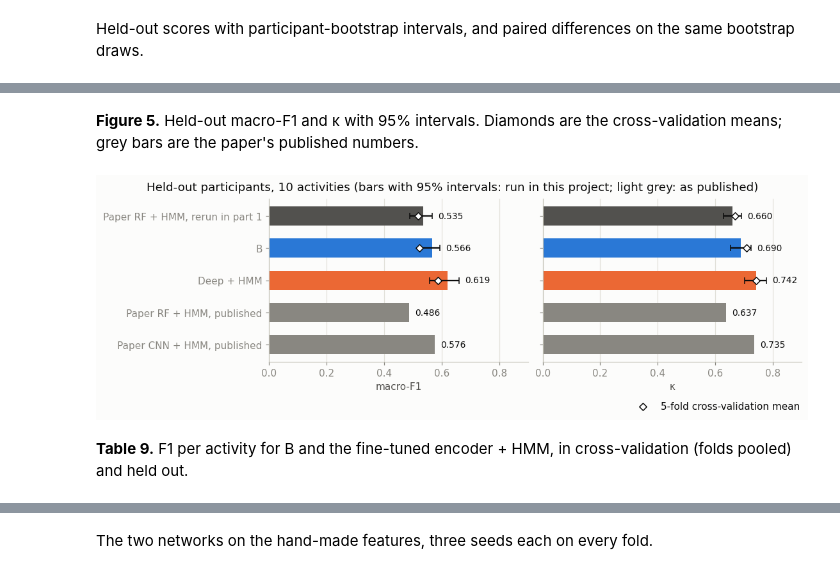
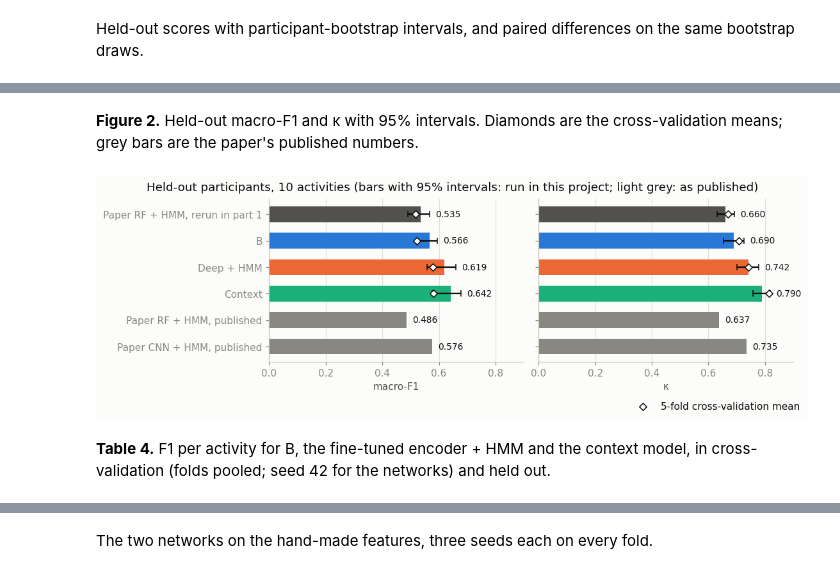
Before and after one commit to Alexr951/Capture-24, a Jupyter notebook: capture24_new_model.ipynb, the cells around one changed output, grey strips where cells are left out. Drawn from its saved outputs; the diff is of its cells as text; code cells hidden in the pictures.

Commit message:
Slim part 2 to the model arc; disclose encoder pretraining; review fixes

```diff
--- a/capture24_new_model.ipynb
+++ b/capture24_new_model.ipynb
@@ -72,8 +86,6 @@ IS_DEV = GROUPS <= "P100"  # P101-P151 are held out
 Every fit is saved in `data/fits/` under a name ending in a hash of its settings and of `SHARED`, so a changed setting means a new fit.
 # %%
 def cached(compute, **key):
-    """The array saved for `key`, computed and saved on first use. The file name ends in a hash of the key and of
-    SHARED, so a change to any setting leaves old results unused."""
     digest = hashlib.sha1(json.dumps(key | SHARED, sort_keys=True).encode()).hexdigest()[:8]
     path = FITS / f"{'_'.join(str(v) for v in key.values() if not isinstance(v, dict))}_{digest}.npy"
     if not path.exists():
@@ -553,0 +314,13 @@ HOLDOUT_PRED = {"B": hmm_predict(forest_proba(DEV, TEST), DEV, TEST),
+# %%
+def summary(by_seed):
+    per_seed = pd.DataFrame([{**cv_scores(preds)[list(SHOWN)].mean().rename(SHOWN), MID_ERROR: mid_error(preds)} for preds in by_seed])
+    fold_mean = sum(cv_scores(preds)[list(SHOWN)] for preds in by_seed) / len(by_seed)
+    spread = {f"{label}, spread over seeds": per_seed[label].std() for label in SHOWN.values()}
+    return fold_mean, {**per_seed.mean(), **spread}
+
+
+MODELS = {"B": [CV_PRED["B"]], "Deep + HMM": [hmm_cv(probas) for probas in DEEP_CV.values()]}
+MODELS |= {f"frozen encoder, {label}{suffix}": [decide(CONTEXT_CV[length, seed]) for seed in SEEDS]
+           for length, label in LENGTHS.items() for suffix, decide in (("", top_class_cv), (" + HMM", hmm_cv))}
+SUMMARY = {name: summary(by_seed) for name, by_seed in MODELS.items()}
+CV = {name: fold_mean for name, (fold_mean, _) in SUMMARY.items()}
@@ -553,0 +329,5 @@ HOLDOUT_PRED = {"B": hmm_predict(forest_proba(DEV, TEST), DEV, TEST),
+# %%
+ALONE, WITH_HMM = (f"frozen encoder, {LENGTHS[CONTEXT_LENGTH]}{suffix}" for suffix in ("", " + HMM"))
+TIE = abs(CV[ALONE]["macro_f1"].mean() - CV[WITH_HMM]["macro_f1"].mean()) < 0.005
+CONTEXT_CHOSEN = max((ALONE, WITH_HMM), key=lambda name: CV[name]["kappa" if TIE else "macro_f1"].mean())
+print("chosen for the held-out participants:", CONTEXT_CHOSEN, "(by κ: within 0.005 macro-F1)" if TIE else "")
@@ -554,3 +362,13 @@ HOLDOUT_PRED = {"B": hmm_predict(forest_proba(DEV, TEST), DEV, TEST),
+# %%
+DEV, TEST = np.flatnonzero(IS_DEV), np.flatnonzero(~IS_DEV)
+SCORED = TEST[LABELLED[TEST]]
+CONTEXT_MODEL = "Context + HMM" if CONTEXT_CHOSEN == WITH_HMM else "Context"
+DEEP_TEST = fine_tuned("holdout", DEV, TEST)
+CONTEXT_TEST = context_fit("encoder", CONTEXT_LENGTH, "holdout", DEV, TEST)
+HOLDOUT_PRED = {"B": hmm_predict(forest_proba(DEV, TEST), DEV, TEST),
+                "Deep + HMM": hmm_predict(DEEP_TEST / class_prior(DEV), DEV, TEST),
+                CONTEXT_MODEL: (hmm_predict(CONTEXT_TEST / class_prior(DEV), DEV, TEST) if CONTEXT_MODEL == "Context + HMM"
+                                else top_class(CONTEXT_TEST, TEST))}
 # %% [markdown]
 Held-out scores with participant-bootstrap intervals, and paired differences on the same bootstrap draws.
 # %%
@@ -589,20 +407,15 @@ holdout_table(SCORES, GAINS)
 # %% [markdown]
-**Figure 5.** Held-out macro-F1 and κ with 95% intervals. Diamonds are the cross-validation means; grey bars are the paper's published numbers.
+**Figure 2.** Held-out macro-F1 and κ with 95% intervals. Diamonds are the cross-validation means; grey bars are the paper's published numbers.
 # %%
 RERUN = PART1["paper_copy_10-class"]
 # name -> (held-out scores, cross-validation means, colour)
 SHOWN_MODELS = {"Paper RF + HMM, rerun in part 1": (RERUN["holdout"], {m: RERUN["cv"][m]["mean"] for m in SHOWN}, "#52514e"),
-                "B": (SCORES["B"], B_CV[list(SHOWN)].mean(), BLUE),
-                "Deep + HMM": (SCORES["Deep + HMM"], DEEP_SCORES[CHOSEN][list(SHOWN)].mean(), ORANGE)}
-
-
-def plot_holdout():
-    title = "Held-out participants, 10 activities (bars with 95% intervals: run in this project; light grey: as published)"
-    har.plot_holdout(SHOWN_MODELS, PUBLISHED, title).savefig(OUT / "results_new_model.png", dpi=150)
-
-
-plot_holdout()
+                "B": (SCORES["B"], CV["B"][list(SHOWN)].mean(), BLUE),
+                "Deep + HMM": (SCORES["Deep + HMM"], CV["Deep + HMM"][list(SHOWN)].mean(), ORANGE),
+                CONTEXT_MODEL: (SCORES[CONTEXT_MODEL], CV[CONTEXT_CHOSEN][list(SHOWN)].mean(), GREEN)}
+title = "Held-out participants, 10 activities (bars with 95% intervals: run in this project; light grey: as published)"
+har.plot_holdout(SHOWN_MODELS, PUBLISHED, title).savefig(OUT / "results_new_model.png", dpi=150)
 # %% [output]
-[figure, old version]
+[figure, new version]
 # %% [markdown]
-**Table 9.** F1 per activity for B and the fine-tuned encoder + HMM, in cross-validation (folds pooled) and held out.
+**Table 4.** F1 per activity for B, the fine-tuned encoder + HMM and the context model, in cross-validation (folds pooled; seed 42 for the networks) and held out.
```
Also changed, not shown: parts of 105 cells of this notebook, 7 other files.
